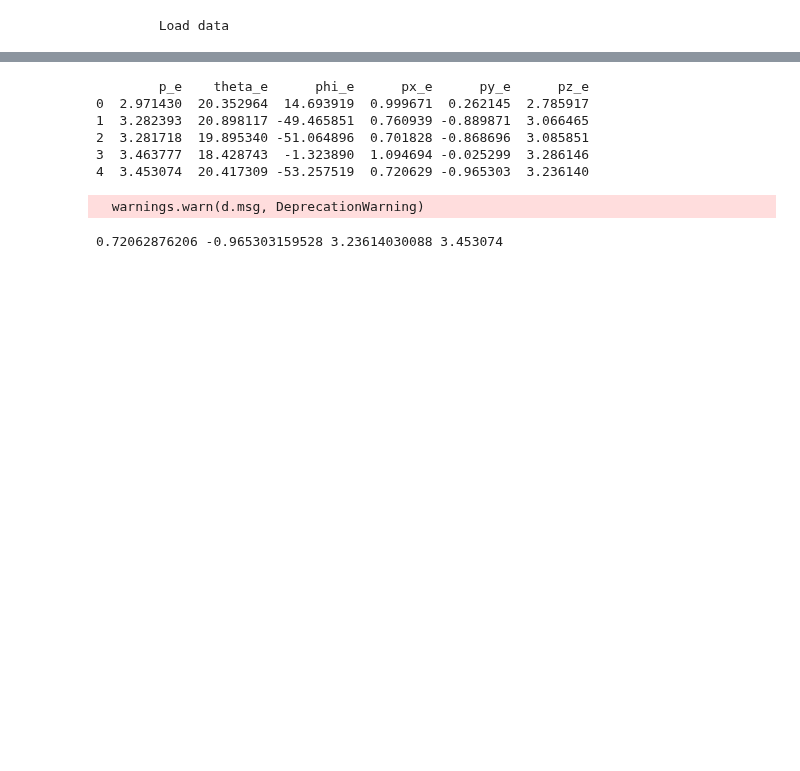
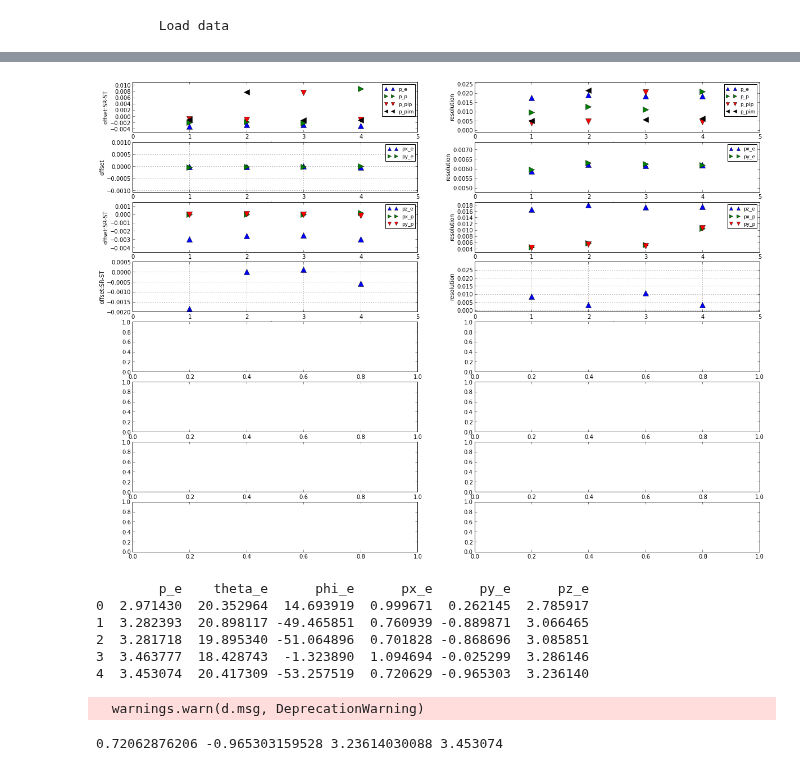
Before and after one commit to arjun-trivedi/ana2pi, a Jupyter notebook: sub_studies/setup_sim_CentOS6/play-study_simdet_tools.ipynb, the cells around one changed output, grey strips where cells are left out. Saved outputs shown, nothing was run; the diff lists cells and outputs as text; code cells hidden in the pictures; blank space fills up the shorter version.

```diff
--- a/sub_studies/setup_sim_CentOS6/play-study_simdet_tools.ipynb
+++ b/sub_studies/setup_sim_CentOS6/play-study_simdet_tools.ipynb
@@ -3,3 +3,5 @@ import study_simdet_tools as sdt
 sdt.load_data(5497)
 # %% [output]
         Load data
+# %%
+mean,sigmas=sdt.get_detector_resolution_and_offset()
@@ -6,3 +29,8 @@ sdt.load_data(5497)
+# %%
+reload(sdt)
+sdt.plot_detector_resolution_and_offset(mean,sigmas)
+# %% [output]
+[figure, added]
 # %%
 print sdt.dfR[['p_e','theta_e','phi_e','px_e','py_e','pz_e']].head()
 # %% [output]
```
Also changed, not shown: parts of 3 cells of this notebook, 1 other file.
